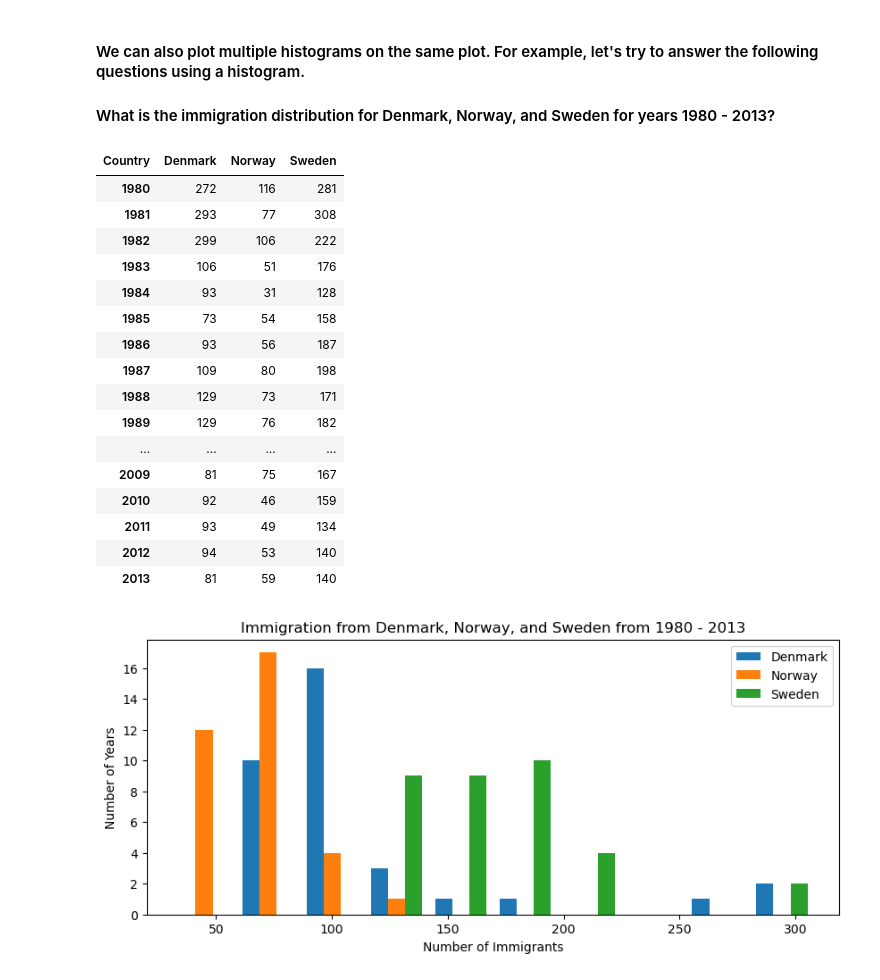
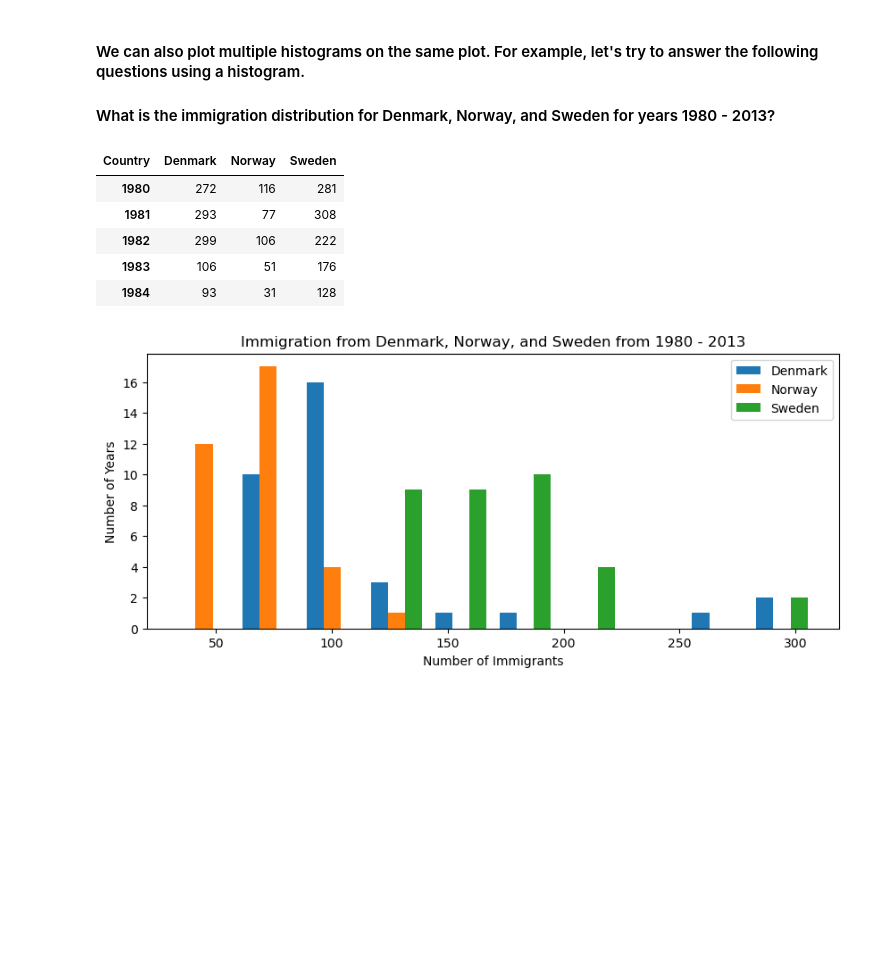
Before and after one commit to dompez/Coursera-Data-Visualization-with-Python, a Jupyter notebook: 5)Exercise-Plotting-directly-with-Matplotlib.jupyterlite.ipynb, the cells around one changed output. Saved outputs shown, nothing was run; the diff lists cells and outputs as text; code cells hidden in the pictures; blank space fills up the shorter version.

```diff
--- a/5)Exercise-Plotting-directly-with-Matplotlib.jupyterlite.ipynb
+++ b/5)Exercise-Plotting-directly-with-Matplotlib.jupyterlite.ipynb
@@ -518,27 +518,16 @@ plt.show()
 # %%
 # let's quickly view the dataset
 df=df_can.groupby(['Country'])[years].sum()
 df_dns=df.loc[['Denmark', 'Norway', 'Sweden'], years]
 df_dns=df_dns.T
-df_dns
+df_dns.head()
 # %% [output]
 | Country | Denmark | Norway | Sweden |
 | 1980 | 272 | 116 | 281 |
 | 1981 | 293 | 77 | 308 |
 | 1982 | 299 | 106 | 222 |
 | 1983 | 106 | 51 | 176 |
 | 1984 | 93 | 31 | 128 |
-| 1985 | 73 | 54 | 158 |
-| 1986 | 93 | 56 | 187 |
-| 1987 | 109 | 80 | 198 |
-| 1988 | 129 | 73 | 171 |
-| 1989 | 129 | 76 | 182 |
-| ... | ... | ... | ... |
-| 2009 | 81 | 75 | 167 |
-| 2010 | 92 | 46 | 159 |
-| 2011 | 93 | 49 | 134 |
-| 2012 | 94 | 53 | 140 |
-| 2013 | 81 | 59 | 140 |
 # %%
 #Create figure and axes
 fig, ax = plt.subplots(figsize=(10, 4))
```
Also changed, not shown: parts of 1 cell of this notebook.
